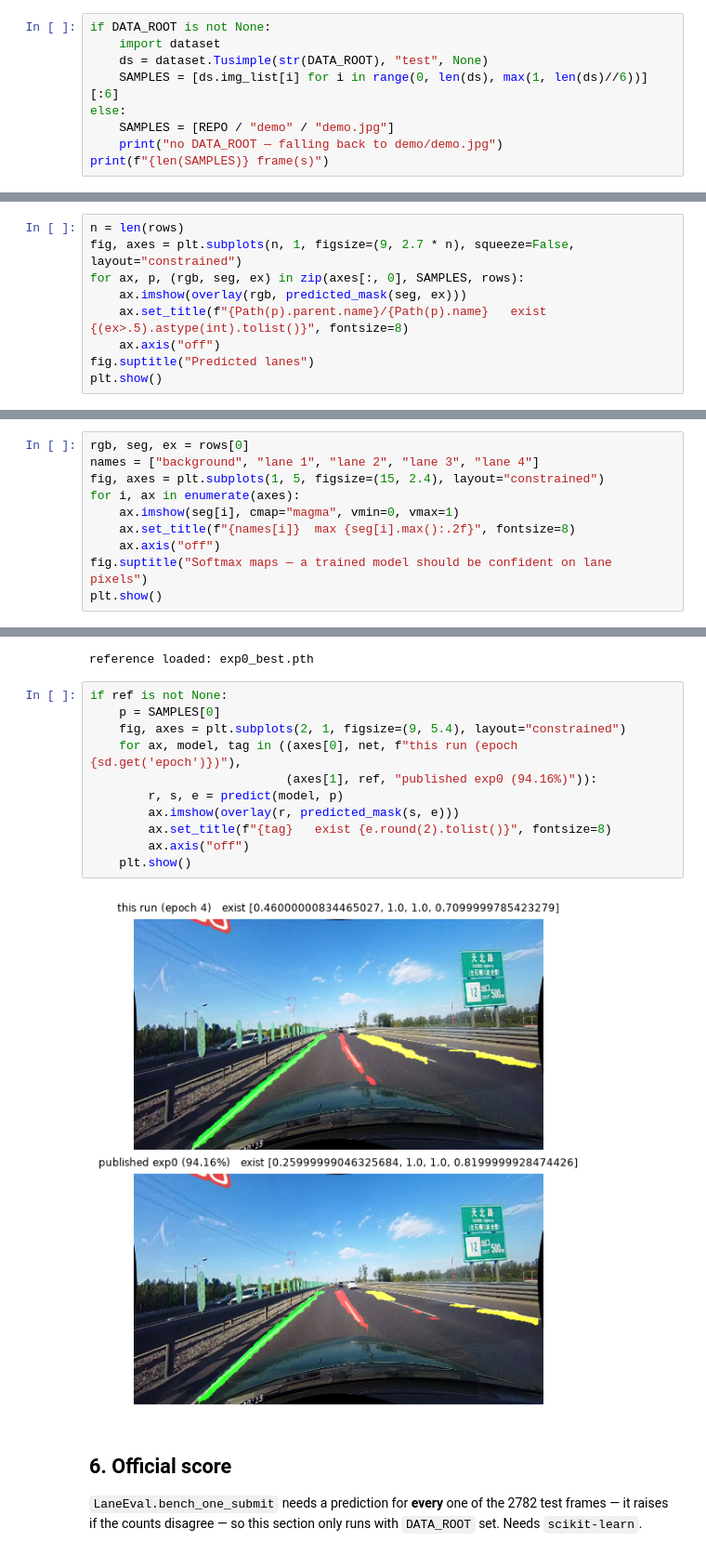
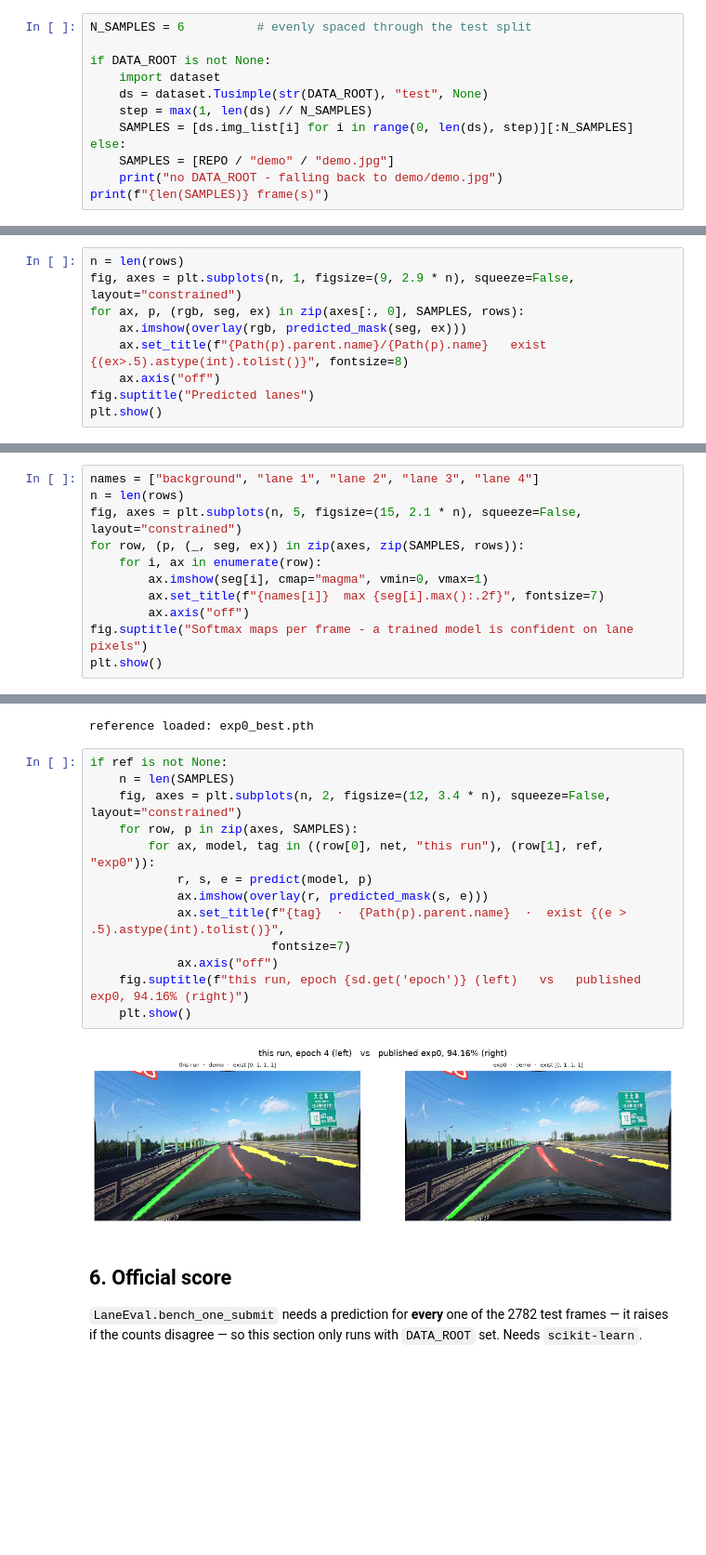
Before and after one commit to harshwadhawe/SCNN_Culane, a Jupyter notebook: results.ipynb, the cells around one changed output, grey strips where cells are left out. Shown at 93% size. Drawn from its saved outputs; the diff is of its cells as text; blank space fills up the shorter version.

```diff
--- a/results.ipynb
+++ b/results.ipynb
@@ -122,12 +122,15 @@ def overlay(rgb, mask, alpha=.8):
 Uses the TuSimple test split when `DATA_ROOT` is set, otherwise falls back to the
 single road image committed to the repo.
 # %%
+N_SAMPLES = 6          # evenly spaced through the test split
+
 if DATA_ROOT is not None:
     import dataset
     ds = dataset.Tusimple(str(DATA_ROOT), "test", None)
-    SAMPLES = [ds.img_list[i] for i in range(0, len(ds), max(1, len(ds)//6))][:6]
+    step = max(1, len(ds) // N_SAMPLES)
+    SAMPLES = [ds.img_list[i] for i in range(0, len(ds), step)][:N_SAMPLES]
 else:
     SAMPLES = [REPO / "demo" / "demo.jpg"]
-    print("no DATA_ROOT — falling back to demo/demo.jpg")
+    print("no DATA_ROOT - falling back to demo/demo.jpg")
 print(f"{len(SAMPLES)} frame(s)")
 # %% [output]
@@ -142,7 +145,7 @@ for p, (_, seg, ex) in zip(SAMPLES, rows):
 demo                     exist [0.462 1.    0.998 0.706] -> [0, 1, 1, 1]  lane px 3792
 # %%
 n = len(rows)
-fig, axes = plt.subplots(n, 1, figsize=(9, 2.7 * n), squeeze=False, layout="constrained")
+fig, axes = plt.subplots(n, 1, figsize=(9, 2.9 * n), squeeze=False, layout="constrained")
 for ax, p, (rgb, seg, ex) in zip(axes[:, 0], SAMPLES, rows):
     ax.imshow(overlay(rgb, predicted_mask(seg, ex)))
     ax.set_title(f"{Path(p).parent.name}/{Path(p).name}   exist {(ex>.5).astype(int).tolist()}", fontsize=8)
@@ -154,13 +157,14 @@ plt.show()
 # %% [markdown]
 ### 4b. Class probability maps for one frame
 # %%
-rgb, seg, ex = rows[0]
 names = ["background", "lane 1", "lane 2", "lane 3", "lane 4"]
-fig, axes = plt.subplots(1, 5, figsize=(15, 2.4), layout="constrained")
-for i, ax in enumerate(axes):
-    ax.imshow(seg[i], cmap="magma", vmin=0, vmax=1)
-    ax.set_title(f"{names[i]}  max {seg[i].max():.2f}", fontsize=8)
-    ax.axis("off")
-fig.suptitle("Softmax maps — a trained model should be confident on lane pixels")
+n = len(rows)
+fig, axes = plt.subplots(n, 5, figsize=(15, 2.1 * n), squeeze=False, layout="constrained")
+for row, (p, (_, seg, ex)) in zip(axes, zip(SAMPLES, rows)):
+    for i, ax in enumerate(row):
+        ax.imshow(seg[i], cmap="magma", vmin=0, vmax=1)
+        ax.set_title(f"{names[i]}  max {seg[i].max():.2f}", fontsize=7)
+        ax.axis("off")
+fig.suptitle("Softmax maps per frame - a trained model is confident on lane pixels")
 plt.show()
 # %% [output]
@@ -183,17 +187,19 @@ else:
 reference loaded: exp0_best.pth
 # %%
 if ref is not None:
-    p = SAMPLES[0]
-    fig, axes = plt.subplots(2, 1, figsize=(9, 5.4), layout="constrained")
-    for ax, model, tag in ((axes[0], net, f"this run (epoch {sd.get('epoch')})"),
-                           (axes[1], ref, "published exp0 (94.16%)")):
-        r, s, e = predict(model, p)
-        ax.imshow(overlay(r, predicted_mask(s, e)))
-        ax.set_title(f"{tag}   exist {e.round(2).tolist()}", fontsize=8)
-        ax.axis("off")
+    n = len(SAMPLES)
+    fig, axes = plt.subplots(n, 2, figsize=(12, 3.4 * n), squeeze=False, layout="constrained")
+    for row, p in zip(axes, SAMPLES):
+        for ax, model, tag in ((row[0], net, "this run"), (row[1], ref, "exp0")):
+            r, s, e = predict(model, p)
+            ax.imshow(overlay(r, predicted_mask(s, e)))
+            ax.set_title(f"{tag}  ·  {Path(p).parent.name}  ·  exist {(e > .5).astype(int).tolist()}",
+                         fontsize=7)
+            ax.axis("off")
+    fig.suptitle(f"this run, epoch {sd.get('epoch')} (left)   vs   published exp0, 94.16% (right)")
     plt.show()
 # %% [output]
-[figure, old version]
+[figure, new version]
 # %% [markdown]
 ## 6. Official score
 
```
Also changed, not shown: parts of 3 cells of this notebook.
